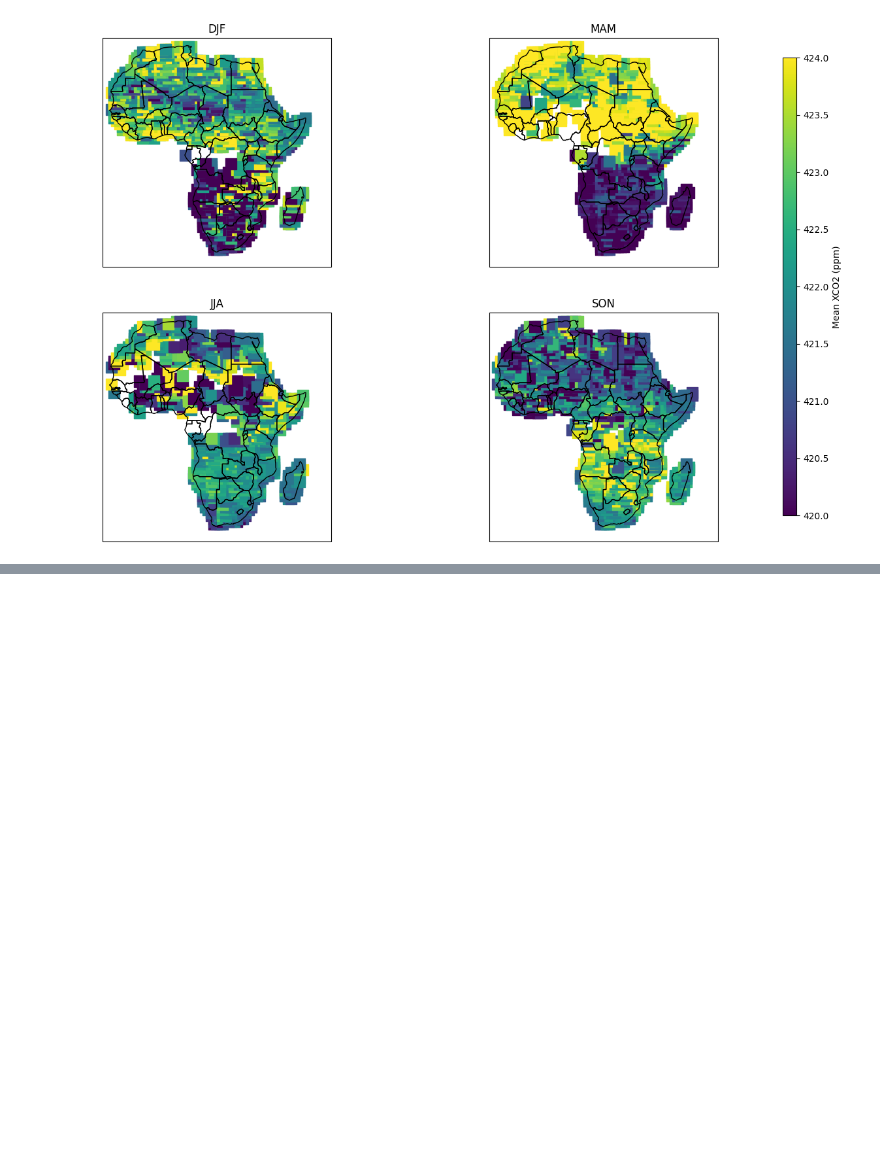
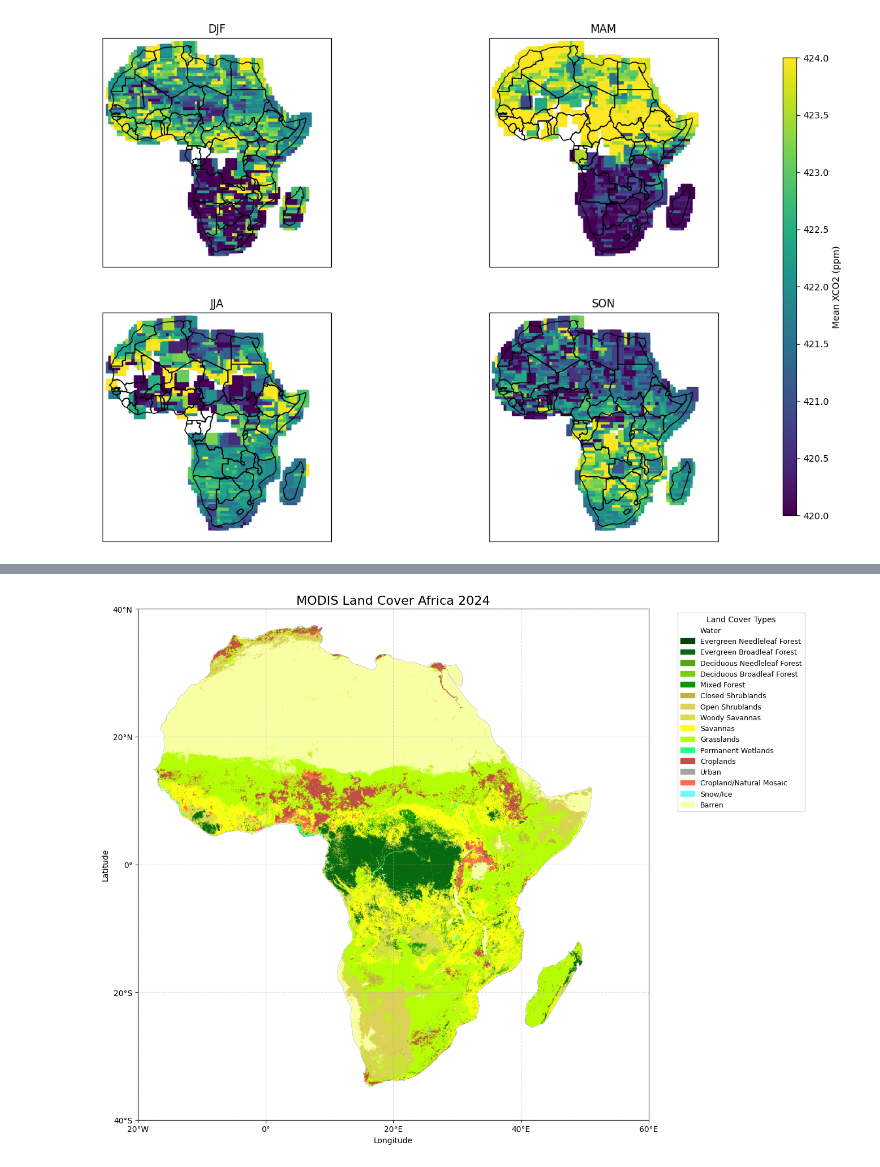
Before and after one commit to bouchramadkour/oco2-africa-analysis, a Jupyter notebook: main_analysis.ipynb, the cells around one changed output, grey strips where cells are left out. Cells and saved outputs as stored; diff of their text form; code cells hidden in the pictures; blank space fills up the shorter version.

```diff
--- a/main_analysis.ipynb
+++ b/main_analysis.ipynb
@@ -429,0 +446,90 @@ plt.show()
+# %%
+def load_land_cover_raster(tif_path, scale_factor=10):
+    import rasterio
+    from rasterio.enums import Resampling
+
+    with rasterio.open(tif_path) as src:
+        lc_data = src.read(
+            1,
+            out_shape=(
+                int(src.height / scale_factor),
+                int(src.width / scale_factor)
+            ),
+            resampling=Resampling.nearest
+        )
+    return lc_data
+
+def get_africa_extent(africa_shape):
+    minx, miny, maxx, maxy = africa_shape.total_bounds
+    return [minx, maxx, miny, maxy]
+
+def get_modis_colormap():
+    from matplotlib.colors import ListedColormap
+
+    palette = [
+        "#1d0dff00",'#05450a','#086a10','#54a708','#78d203','#009900',
+        '#c6b044','#dcd159','#dade48','#fbff13','#b6ff05',
+        '#27ff87','#c24f44','#a5a5a5','#ff6d4c','#69fff8',
+        '#f9ffa4'
+    ]
+
+    labels = [
+        'Water','Evergreen Needleleaf Forest','Evergreen Broadleaf Forest',
+        'Deciduous Needleleaf Forest','Deciduous Broadleaf Forest','Mixed Forest',
+        'Closed Shrublands','Open Shrublands','Woody Savannas','Savannas',
+        'Grasslands','Permanent Wetlands','Croplands','Urban',
+        'Cropland/Natural Mosaic','Snow/Ice','Barren'
+    ]
+
+    return ListedColormap(palette), palette, labels
+
+def plot_land_cover(lc_data, extent, cmap, palette, labels):
+    import matplotlib.pyplot as plt
+    from matplotlib.patches import Patch
+    import matplotlib.ticker as mticker
+    from cartopy.mpl.ticker import LongitudeFormatter, LatitudeFormatter
+
+    plt.figure(figsize=(12, 10))
+
+    plt.imshow(
+        lc_data,
+        cmap=cmap,
+        vmin=0,
+        vmax=17,
+        extent=extent,
+        origin='upper'
+    )
+
+    plt.title("MODIS Land Cover Africa 2024", fontsize=16)
+    plt.xlabel("Longitude")
+    plt.ylabel("Latitude")
+
+    # Gridlines
+    ax = plt.gca()
+    plt.gca().set_xticks([-20, -10, 0, 10, 20, 30, 40, 50, 60])
+    plt.gca().set_yticks([-40, -30, -20, -10, 0, 10, 20, 30, 40])
+    ax.xaxis.set_major_formatter(LongitudeFormatter())
+    ax.yaxis.set_major_formatter(LatitudeFormatter())
+    plt.grid(True, linestyle='--', alpha=0.5)
+
+    # Legend
+    patches = [Patch(color=palette[i], label=labels[i]) for i in range(len(labels))]
+    plt.legend(
+        handles=patches,
+        bbox_to_anchor=(1.05, 1),
+        loc='upper left',
+        fontsize=9,
+        title="Land Cover Types"
+    )
+
+    plt.tight_layout()
+    plt.savefig("./results/land_cover_africa.png", dpi=300, bbox_inches='tight')
+    plt.show()
+
+lc_data = load_land_cover_raster("data_raster/land_cover_africa_2.tif")
+extent = get_africa_extent(africa_shape)
+cmap, palette, labels = get_modis_colormap()
+
+plot_land_cover(lc_data, extent, cmap, palette, labels)
+# %% [output]
+[figure, added]
```
Also changed, not shown: parts of 3 cells of this notebook, 3 other files.
